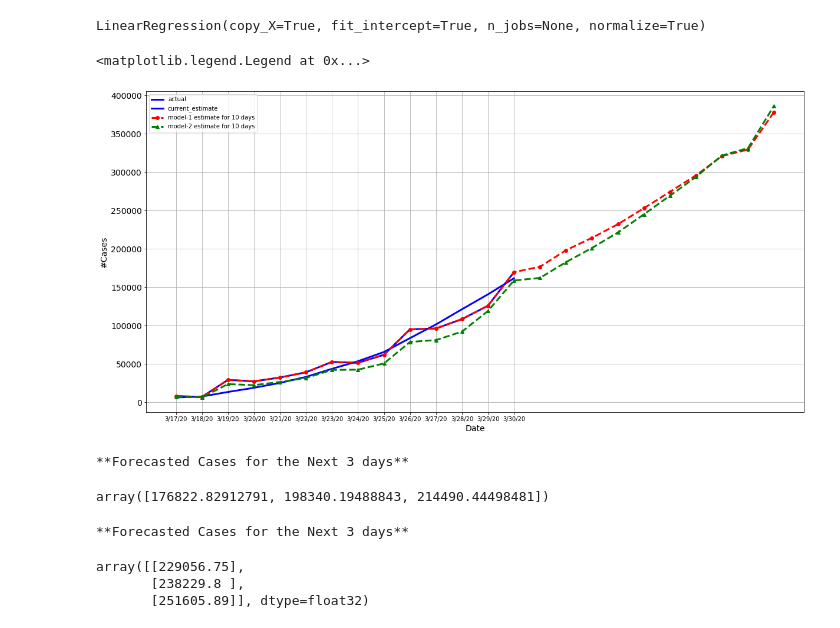
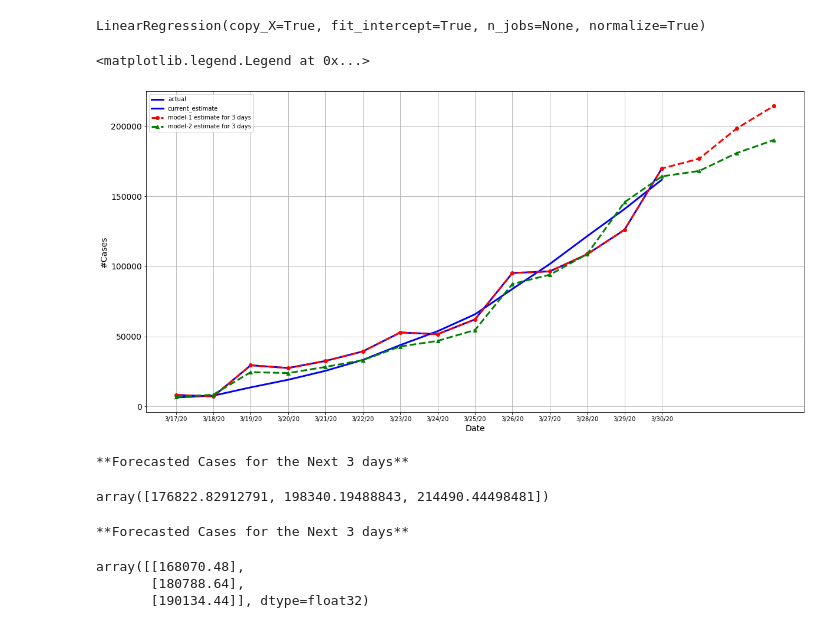
Before and after one commit to darkmajere/COVID-19, a Jupyter notebook: track_corona.ipynb, the cells around one changed output. Cells and saved outputs as stored; diff of their text form; code cells hidden in the pictures.

```diff
--- a/track_corona.ipynb
+++ b/track_corona.ipynb
@@ -16,7 +16,7 @@ import tensorflow as tf
 Using TensorFlow backend.
 # %%
 ## Enter the the number of days to Forecast
-ndays_forecast=10
+ndays_forecast=3
 # %%
 cordf=pd.read_csv('csse_covid_19_data/csse_covid_19_time_series/time_series_covid19_confirmed_global.csv')
 cordf_rec=pd.read_csv('csse_covid_19_data/csse_covid_19_time_series/time_series_covid19_recovered_global.csv')
@@ -185,5 +185,3 @@ train_x,train_y=train_df[['rate','recovery']],train_df['sick']
 test_x,test_y=train_df_usa[['rate','recovery']],train_df_usa['sick']
 # %% [markdown]
 **N of days to Forecast**
-# %%
-ndays_forecast=10
@@ -204,24 +204,27 @@ LinearRegression(copy_X=True, fit_intercept=True, n_jobs=None, normalize=True)
 %%capture
 keras_modl=modl_keras(train_x.shape[1]);
 keras_modl.fit(test_x,test_y,batch_size=int(ndays_forecast/2),epochs=500);
+# %%
+model1_forecast=regressor.predict(simulate_x[-look_back_window-ndays_forecast:])
+model2_forecast=keras_modl.predict(simulate_x[-look_back_window-ndays_forecast:])
 # %%
 # plt.plot(regressor.predict(train_x))
 %matplotlib inline
 look_back_window=14 #days
 # fig,ax=plt.figure(figsize=(26,16))
 fig, ax = plt.subplots(figsize=(20,10))
 plt.grid()
 ax.set_xlabel('Date',size=14)
 ax.set_ylabel('#Cases',size=14)
 ax.tick_params(axis='x',labelsize=10)
 ax.tick_params(axis='y',labelsize=14)
 plt.plot(test_y[-look_back_window:],lw=3,c='b')
 plt.plot(regressor.predict(test_x[-look_back_window:]),'b',lw=3)
-plt.plot(regressor.predict(simulate_x[-look_back_window-ndays_forecast:]),'r--o',lw=3)
-plt.plot(keras_modl.predict(simulate_x[-look_back_window-ndays_forecast:]),'g--^',lw=3)
+plt.plot(model1_forecast,'r--o',lw=3)
+plt.plot(model2_forecast,'g--^',lw=3)
 plt.legend(['actual','current_estimate','model-1 estimate for {} days'.format(ndays_forecast),'model-2 estimate for {} days'.format(ndays_forecast)])
 # %% [output]
 <matplotlib.legend.Legend at 0x...>
-[figure, old version]
+[figure, new version]
 # %%
 print("**Forecasted Cases for the Next {} days**".format(ndays_forecast))
@@ -231,9 +234,9 @@ regressor.predict(simulate_x[-lookup_window-ndays_forecast:])[-ndays_forecast:]
 array([176822.82912791, 198340.19488843, 214490.44498481])
 # %%
 print("**Forecasted Cases for the Next {} days**".format(ndays_forecast))
-keras_modl.predict(simulate_x[-lookup_window-ndays_forecast:])[-ndays_forecast:]
+model2_forecast[-ndays_forecast:]
 # %% [output]
 **Forecasted Cases for the Next 3 days**
-array([[229056.75],
-       [238229.8 ],
-       [251605.89]], dtype=float32)
+array([[168070.48],
+       [180788.64],
+       [190134.44]], dtype=float32)
```
Also changed, not shown: parts of 5 cells of this notebook.
